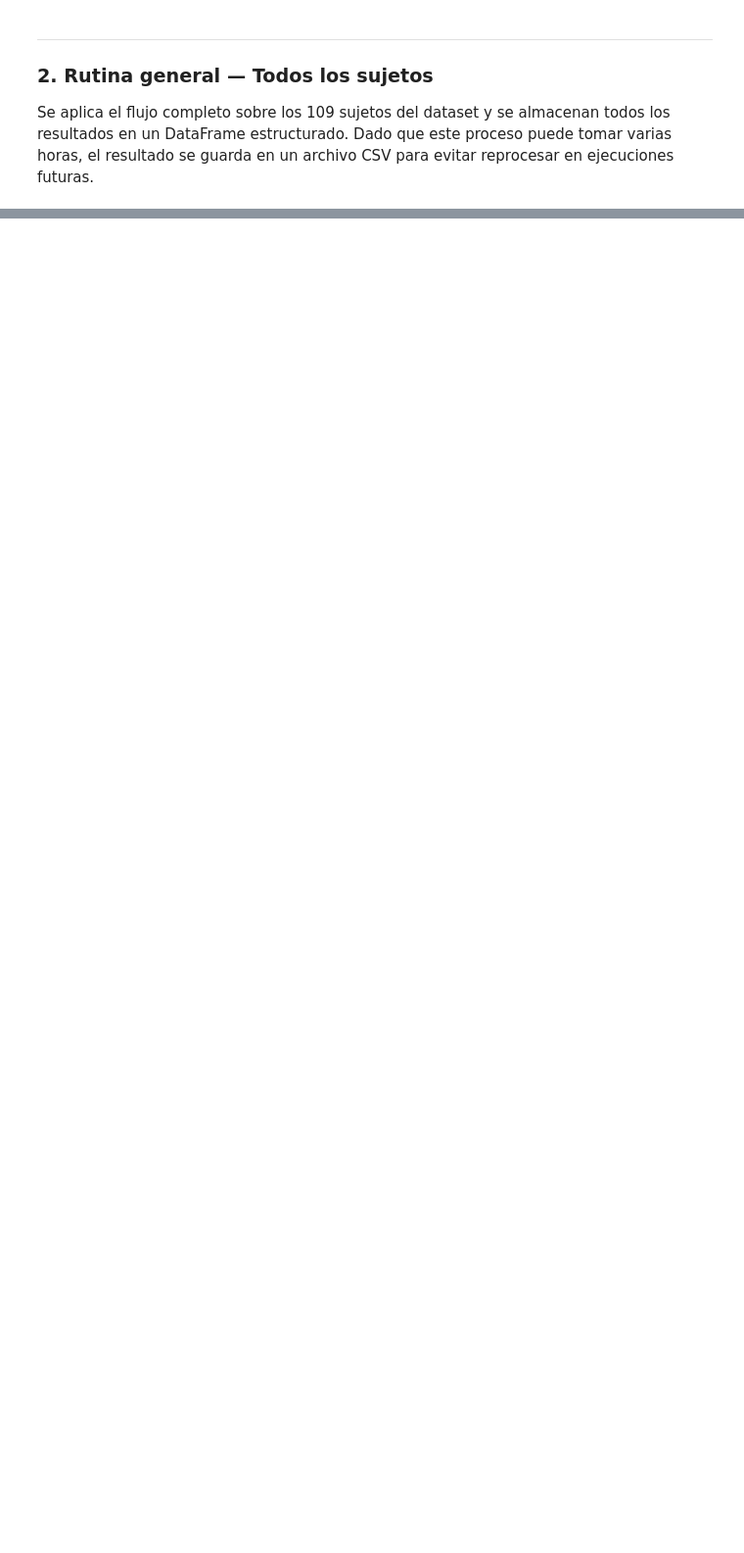
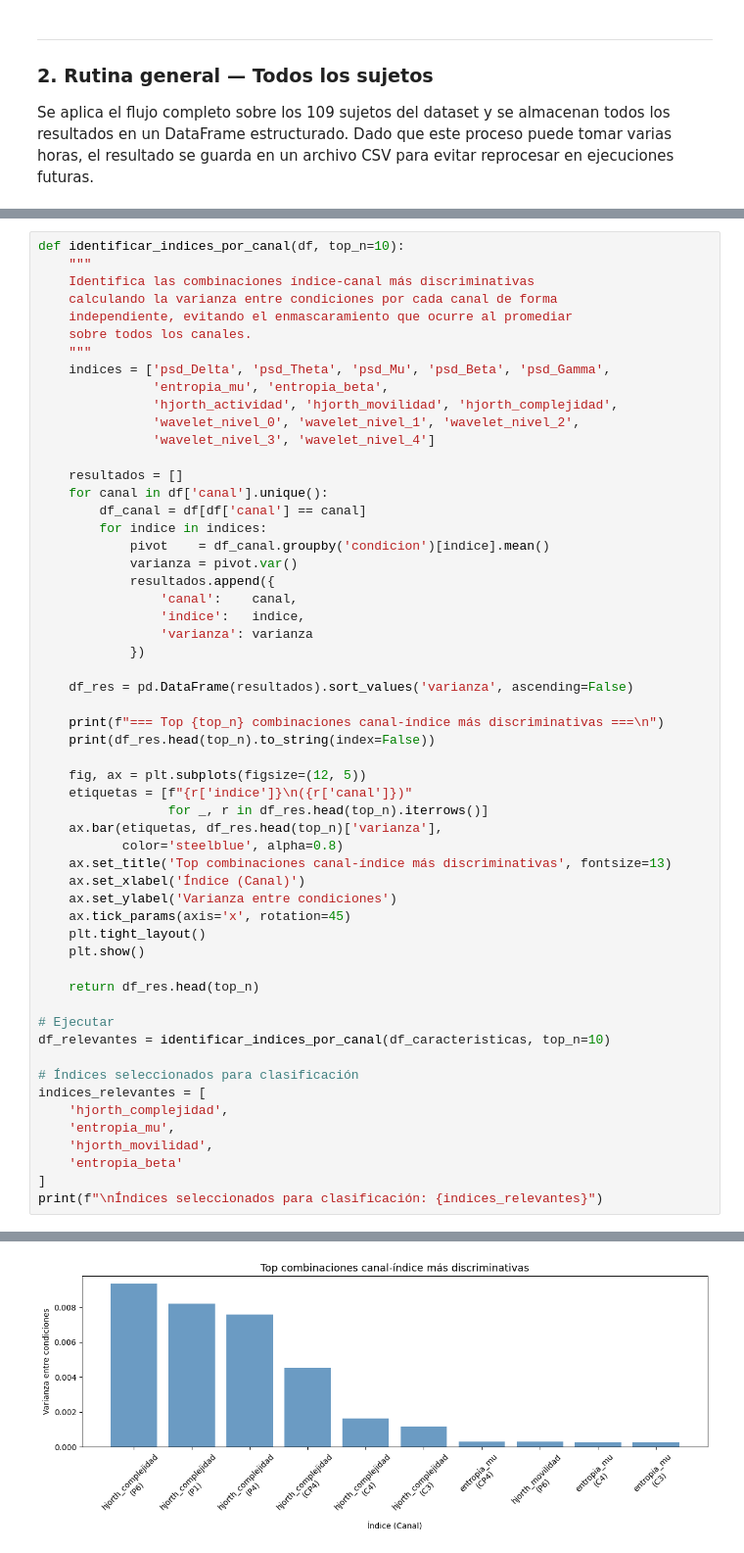
Before and after one commit to Michael10Crack/Lab_BioSenales, a Jupyter notebook: Proyecto_2.ipynb, the cells around one changed output, grey strips where cells are left out. Shown at 98% size. Saved outputs shown, nothing was run; the diff lists cells and outputs as text; blank space fills up the shorter version.

```diff
--- a/Proyecto_2.ipynb
+++ b/Proyecto_2.ipynb
@@ -722,0 +771,57 @@ Length: 7, dtype: str
+# %%
+def identificar_indices_por_canal(df, top_n=10):
+    """
+    Identifica las combinaciones índice-canal más discriminativas
+    calculando la varianza entre condiciones por cada canal de forma
+    independiente, evitando el enmascaramiento que ocurre al promediar
+    sobre todos los canales.
+    """
+    indices = ['psd_Delta', 'psd_Theta', 'psd_Mu', 'psd_Beta', 'psd_Gamma',
+               'entropia_mu', 'entropia_beta',
+               'hjorth_actividad', 'hjorth_movilidad', 'hjorth_complejidad',
+               'wavelet_nivel_0', 'wavelet_nivel_1', 'wavelet_nivel_2',
+               'wavelet_nivel_3', 'wavelet_nivel_4']
+
+    resultados = []
+    for canal in df['canal'].unique():
+        df_canal = df[df['canal'] == canal]
+        for indice in indices:
+            pivot    = df_canal.groupby('condicion')[indice].mean()
+            varianza = pivot.var()
+            resultados.append({
+                'canal':    canal,
+                'indice':   indice,
+                'varianza': varianza
+            })
+
+    df_res = pd.DataFrame(resultados).sort_values('varianza', ascending=False)
+
+    print(f"=== Top {top_n} combinaciones canal-índice más discriminativas ===\n")
+    print(df_res.head(top_n).to_string(index=False))
+
+    fig, ax = plt.subplots(figsize=(12, 5))
+    etiquetas = [f"{r['indice']}\n({r['canal']})"
+                 for _, r in df_res.head(top_n).iterrows()]
+    ax.bar(etiquetas, df_res.head(top_n)['varianza'],
+           color='steelblue', alpha=0.8)
+    ax.set_title('Top combinaciones canal-índice más discriminativas', fontsize=13)
+    ax.set_xlabel('Índice (Canal)')
+    ax.set_ylabel('Varianza entre condiciones')
+    ax.tick_params(axis='x', rotation=45)
+    plt.tight_layout()
+    plt.show()
+
+    return df_res.head(top_n)
+
+# Ejecutar
+df_relevantes = identificar_indices_por_canal(df_caracteristicas, top_n=10)
+
+# Índices seleccionados para clasificación
+indices_relevantes = [
+    'hjorth_complejidad',
+    'entropia_mu',
+    'hjorth_movilidad',
+    'entropia_beta'
+]
+print(f"\nÍndices seleccionados para clasificación: {indices_relevantes}")
+# %% [output]
@@ -722,0 +841 @@ Length: 7, dtype: str
+[figure, added]
```
Also changed, not shown: parts of 5 cells of this notebook.
